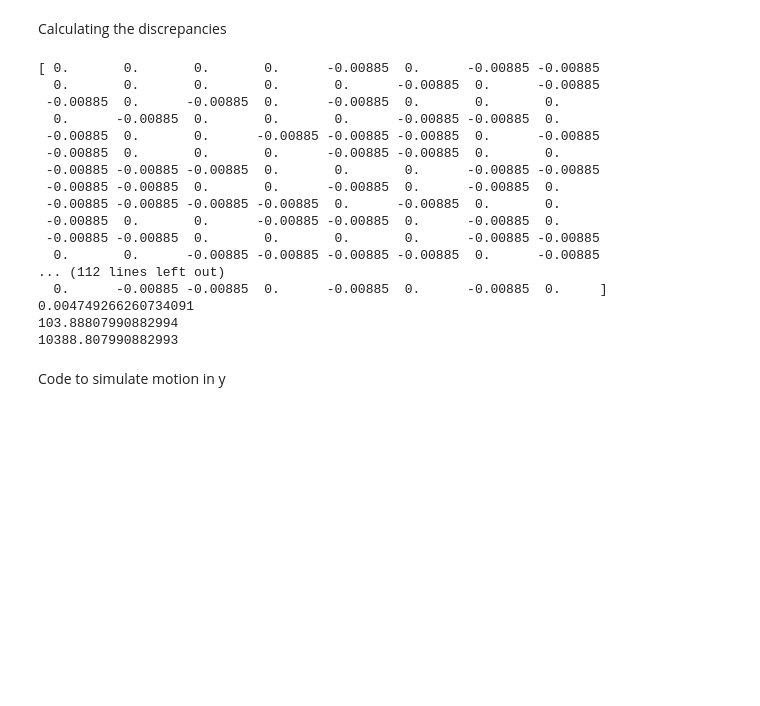
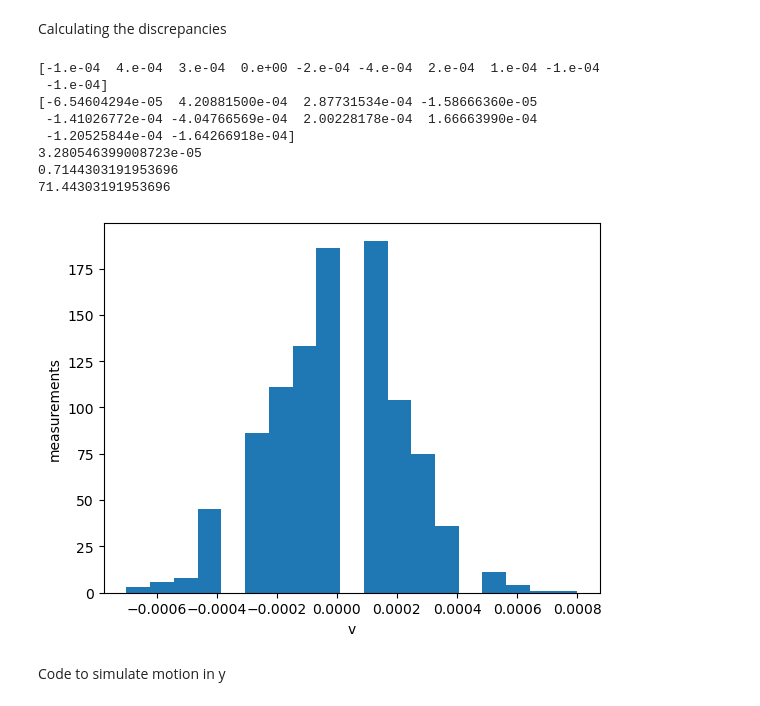
Before and after one commit to ParthM1504/Benchmarking-Dusty-Plasma-Temperature-Code, a Jupyter notebook: Benchmarking.ipynb, the cells around one changed output. Saved outputs shown, nothing was run; the diff lists cells and outputs as text; code cells hidden in the pictures; blank space fills up the shorter version.

```diff
--- a/Benchmarking.ipynb
+++ b/Benchmarking.ipynb
@@ -46,10 +50,10 @@ sample_x=unif_x.rvs(num_particles)
 # print(sample_x)
 sample_x_in_resol= sample_x/spatial_resolution
 # print(sample_x_in_resol[:10])
-sample_x_trunc= sample_x_in_resol.astype(int)
+sample_x_rough= sample_x_in_resol.astype('int64')
 # print(sample_x_trunc[:10])
-sample_x_trunc_SI=sample_x_trunc.astype(float)*spatial_resolution
+sample_x_rough_prev_SI=sample_x_rough.astype('float64')*spatial_resolution
 
-print(sample_x_trunc_SI)
+print(sample_x_rough_prev_SI)
 # print(sample_x_SI)
 # %% [output]
@@ -116,40 +122,33 @@ Text(0, 0.5, 'measurements')
 Calculating the discrepancies
 # %%
 # Calculating restored velocities
-v_restored=(x_forward_SI- sample_x_trunc_SI)/dt
-print(v_restored)
-# fig, ax = plt.subplots()
-# ax.hist(v_restored, 10) # plot histogram
-# ax.set_xlabel('v')
-# ax.set_ylabel('measurements')
+v_restored=(x_forward_rough_SI - sample_x_rough_prev_SI)/dt
+print(v_restored[:10])
+print(sample_vx[:10])
+fig, ax = plt.subplots()
+ax.hist(v_restored, 19) # plot histogram
+ax.set_xlabel('v')
+ax.set_ylabel('measurements')
 
 # print(sample_vx[:10])
 
 # Calculating the discrepancy between the original and restored velocities
 discrepancy=np.abs(sample_vx-v_restored)
 print(np.mean(discrepancy))
 frac_discrepancy=np.abs(discrepancy/sample_vx)
 print(np.mean(frac_discrepancy))
 percent_discrepancy=frac_discrepancy*100
 print(np.mean(percent_discrepancy))
 # %% [output]
-[ 0.       0.       0.       0.      -0.00885  0.      -0.00885 -0.00885
-  0.       0.       0.       0.       0.      -0.00885  0.      -0.00885
- -0.00885  0.      -0.00885  0.      -0.00885  0.       0.       0.
-  0.      -0.00885  0.       0.       0.      -0.00885 -0.00885  0.
- -0.00885  0.       0.      -0.00885 -0.00885 -0.00885  0.      -0.00885
- -0.00885  0.       0.       0.      -0.00885 -0.00885  0.       0.
- -0.00885 -0.00885 -0.00885  0.       0.       0.      -0.00885 -0.00885
- -0.00885 -0.00885  0.       0.      -0.00885  0.      -0.00885  0.
- -0.00885 -0.00885 -0.00885 -0.00885  0.      -0.00885  0.       0.
- -0.00885  0.       0.      -0.00885 -0.00885  0.      -0.00885  0.
- -0.00885 -0.00885  0.       0.       0.       0.      -0.00885 -0.00885
-  0.       0.      -0.00885 -0.00885 -0.00885 -0.00885  0.      -0.00885
-... (112 lines left out)
-  0.      -0.00885 -0.00885  0.      -0.00885  0.      -0.00885  0.     ]
-0.004749266260734091
-103.88807990882994
-10388.807990882993
+[-1.e-04  4.e-04  3.e-04  0.e+00 -2.e-04 -4.e-04  2.e-04  1.e-04 -1.e-04
+ -1.e-04]
+[-6.54604294e-05  4.20881500e-04  2.87731534e-04 -1.58666360e-05
+ -1.41026772e-04 -4.04766569e-04  2.00228178e-04  1.66663990e-04
+ -1.20525844e-04 -1.64266918e-04]
+3.280546399008723e-05
+0.7144303191953696
+71.44303191953696
+[figure, added]
 # %% [markdown]
 Code to simulate motion in y
 # %%
```
Also changed, not shown: parts of 29 cells of this notebook, 1 other file.
